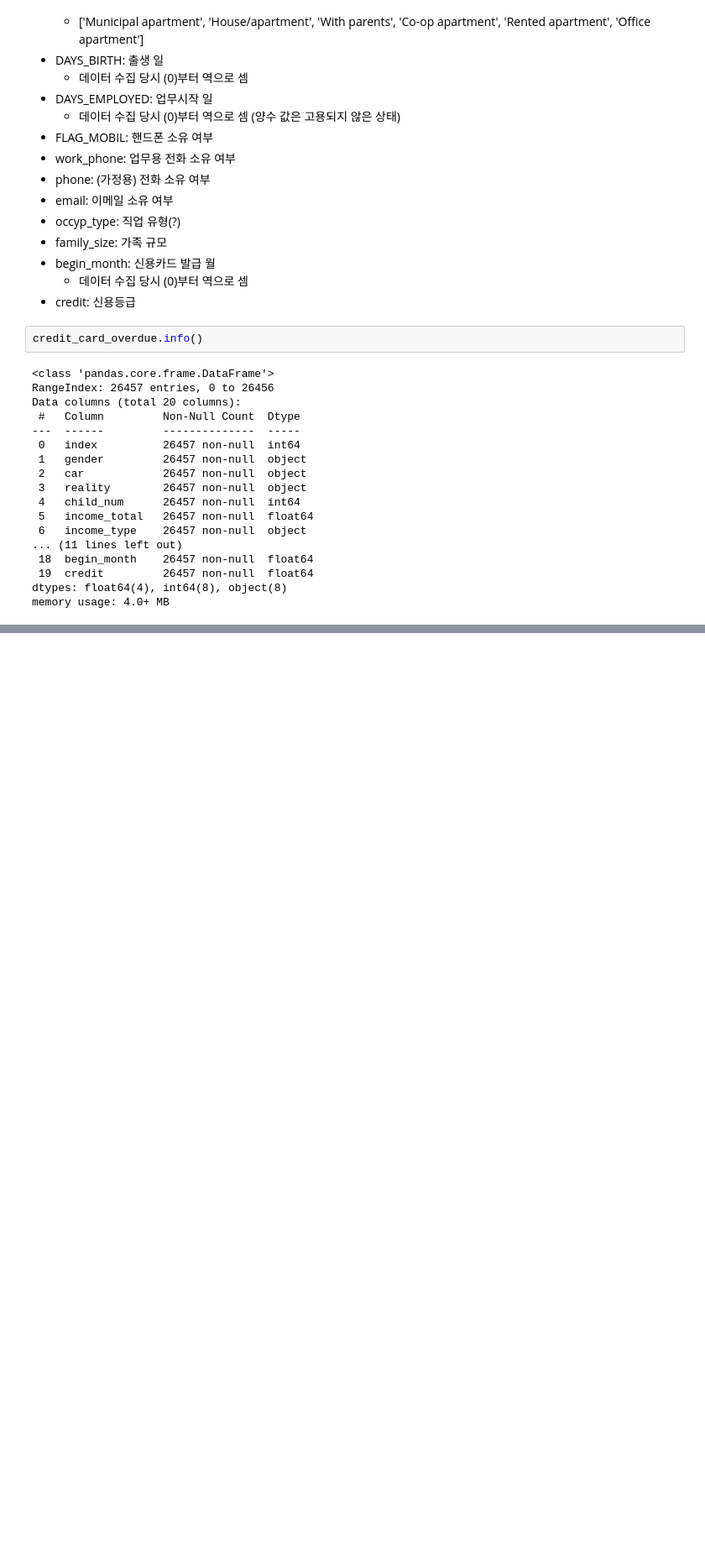
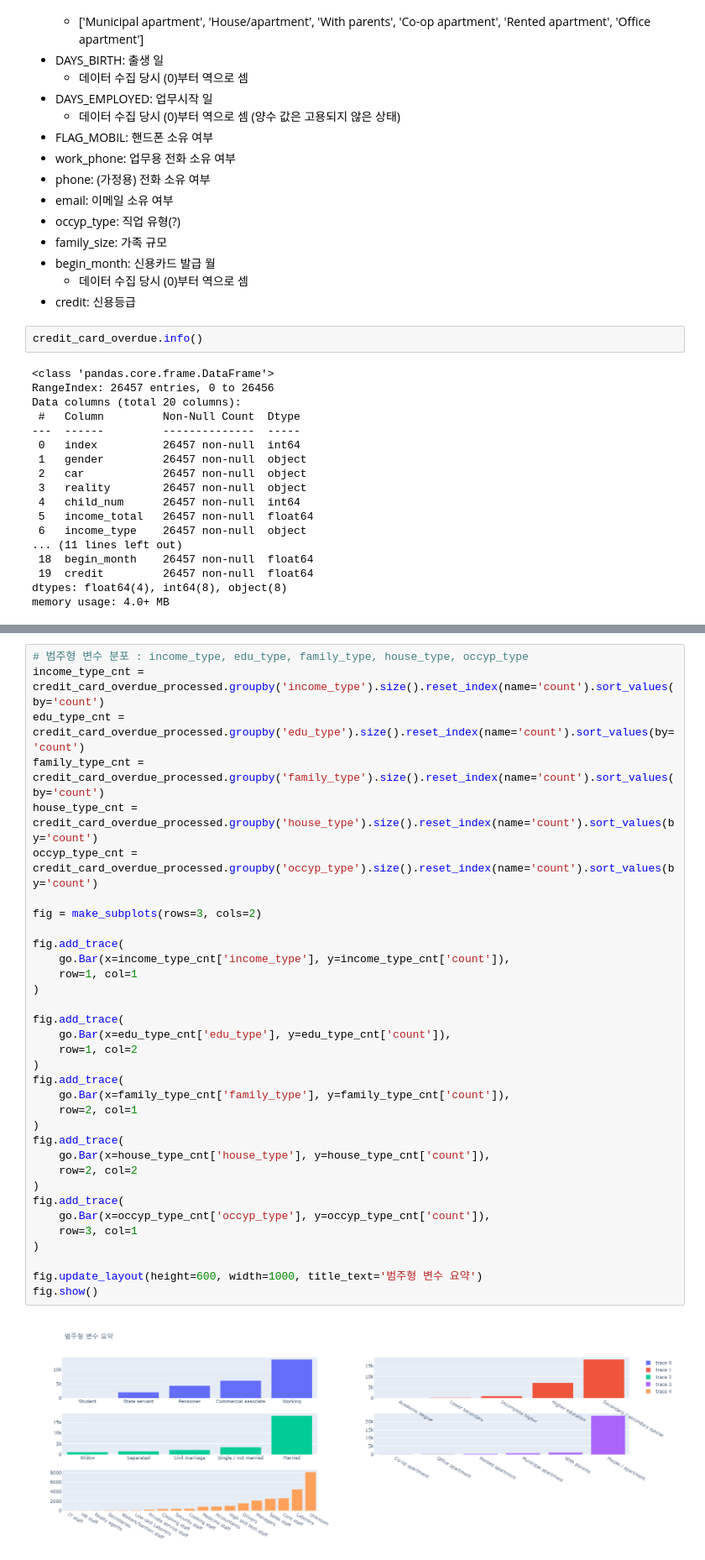
Before and after one commit to lee3jjang/credit_card_overdue, a Jupyter notebook: credit_card_overdue.ipynb, the cells around one changed output, grey strips where cells are left out. Shown at 84% size. Saved outputs shown, nothing was run; the diff lists cells and outputs as text; blank space fills up the shorter version.

```diff
--- a/credit_card_overdue.ipynb
+++ b/credit_card_overdue.ipynb
@@ -192,0 +223,36 @@ fig.show()
+# %%
+# 범주형 변수 분포 : income_type, edu_type, family_type, house_type, occyp_type
+income_type_cnt = credit_card_overdue_processed.groupby('income_type').size().reset_index(name='count').sort_values(by='count')
+edu_type_cnt = credit_card_overdue_processed.groupby('edu_type').size().reset_index(name='count').sort_values(by='count')
+family_type_cnt = credit_card_overdue_processed.groupby('family_type').size().reset_index(name='count').sort_values(by='count')
+house_type_cnt = credit_card_overdue_processed.groupby('house_type').size().reset_index(name='count').sort_values(by='count')
+occyp_type_cnt = credit_card_overdue_processed.groupby('occyp_type').size().reset_index(name='count').sort_values(by='count')
+
+fig = make_subplots(rows=3, cols=2)
+
+fig.add_trace(
+    go.Bar(x=income_type_cnt['income_type'], y=income_type_cnt['count']),
+    row=1, col=1
+)
+
+fig.add_trace(
+    go.Bar(x=edu_type_cnt['edu_type'], y=edu_type_cnt['count']),
+    row=1, col=2
+)
+fig.add_trace(
+    go.Bar(x=family_type_cnt['family_type'], y=family_type_cnt['count']),
+    row=2, col=1
+)
+fig.add_trace(
+    go.Bar(x=house_type_cnt['house_type'], y=house_type_cnt['count']),
+    row=2, col=2
+)
+fig.add_trace(
+    go.Bar(x=occyp_type_cnt['occyp_type'], y=occyp_type_cnt['count']),
+    row=3, col=1
+)
+
+fig.update_layout(height=600, width=1000, title_text='범주형 변수 요약')
+fig.show()
+# %% [output]
+[figure, added]
```
Also changed, not shown: parts of 7 cells of this notebook, 1 other file.
